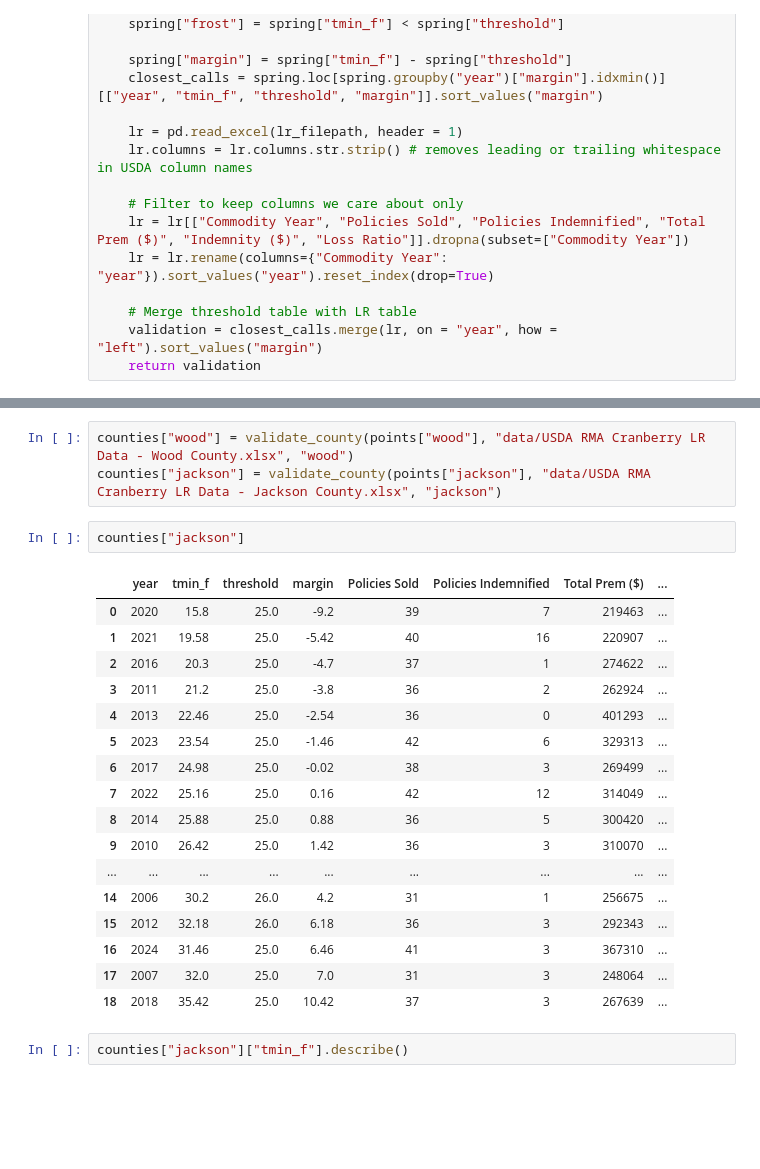
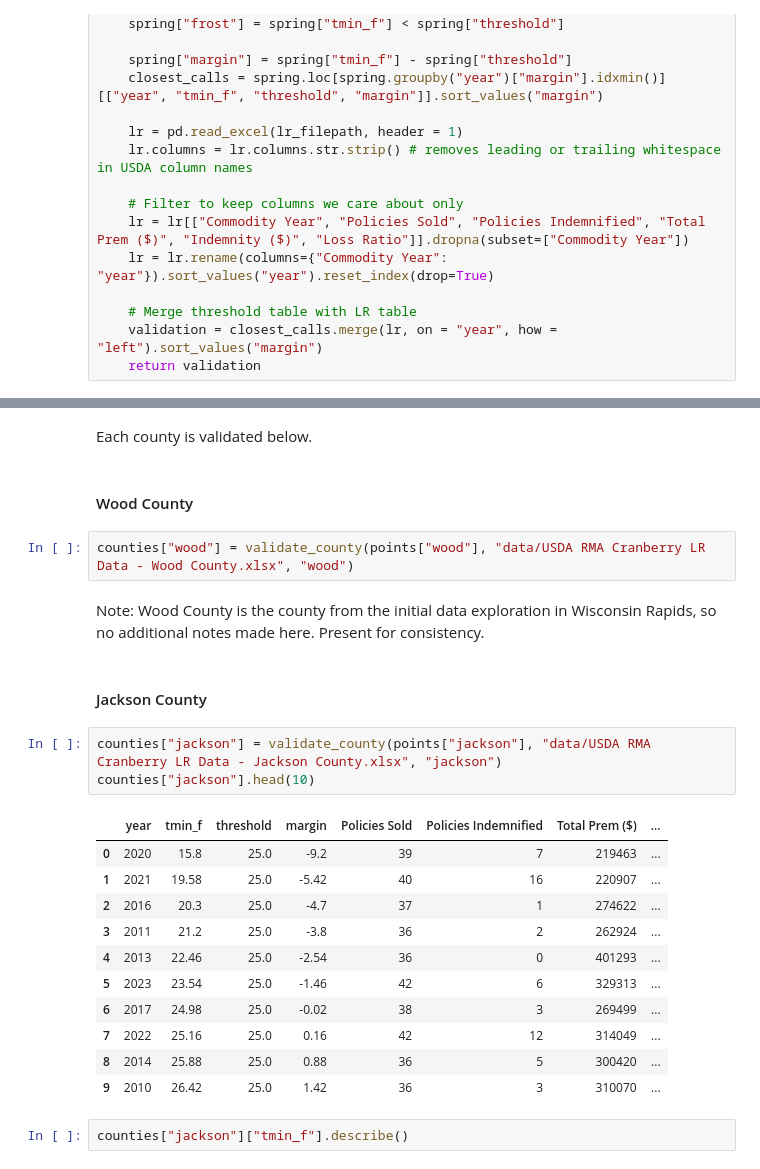
Before and after one commit to michaeljschumacher/parametric-cranberry, a Jupyter notebook: parametric_cranberry.ipynb, the cells around one changed output, grey strips where cells are left out. Drawn from its saved outputs; the diff is of its cells as text; blank space fills up the shorter version.

```diff
--- a/parametric_cranberry.ipynb
+++ b/parametric_cranberry.ipynb
@@ -363,26 +334,28 @@ def validate_county(station_point, lr_filepath, name):
+# %% [markdown]
+Each county is validated below.
+# %% [markdown]
+#### Wood County
+# %%
+counties["wood"] = validate_county(points["wood"], "data/USDA RMA Cranberry LR Data - Wood County.xlsx", "wood")
+# %% [markdown]
+Note: Wood County is the county from the initial data exploration in Wisconsin Rapids, so no additional notes made here. Present for consistency.
+# %% [markdown]
+#### Jackson County
 # %%
-counties["wood"] = validate_county(points["wood"], "data/USDA RMA Cranberry LR Data - Wood County.xlsx", "wood")
 counties["jackson"] = validate_county(points["jackson"], "data/USDA RMA Cranberry LR Data - Jackson County.xlsx", "jackson")
+counties["jackson"].head(10)
+# %% [output]
+|  | year | tmin_f | threshold | margin | Policies Sold | Policies Indemnified | Total Prem ($) | ... |
+| 0 | 2020 | 15.8 | 25.0 | -9.2 | 39 | 7 | 219463 | ... |
+| 1 | 2021 | 19.58 | 25.0 | -5.42 | 40 | 16 | 220907 | ... |
+| 2 | 2016 | 20.3 | 25.0 | -4.7 | 37 | 1 | 274622 | ... |
+| 3 | 2011 | 21.2 | 25.0 | -3.8 | 36 | 2 | 262924 | ... |
+| 4 | 2013 | 22.46 | 25.0 | -2.54 | 36 | 0 | 401293 | ... |
+| 5 | 2023 | 23.54 | 25.0 | -1.46 | 42 | 6 | 329313 | ... |
+| 6 | 2017 | 24.98 | 25.0 | -0.02 | 38 | 3 | 269499 | ... |
+| 7 | 2022 | 25.16 | 25.0 | 0.16 | 42 | 12 | 314049 | ... |
+| 8 | 2014 | 25.88 | 25.0 | 0.88 | 36 | 5 | 300420 | ... |
+| 9 | 2010 | 26.42 | 25.0 | 1.42 | 36 | 3 | 310070 | ... |
-# %%
-counties["jackson"]
-# %% [output]
-|  | year | tmin_f | threshold | margin | Policies Sold | Policies Indemnified | Total Prem ($) | ... |
-| 0 | 2020 | 15.8 | 25.0 | -9.2 | 39 | 7 | 219463 | ... |
-| 1 | 2021 | 19.58 | 25.0 | -5.42 | 40 | 16 | 220907 | ... |
-| 2 | 2016 | 20.3 | 25.0 | -4.7 | 37 | 1 | 274622 | ... |
-| 3 | 2011 | 21.2 | 25.0 | -3.8 | 36 | 2 | 262924 | ... |
-| 4 | 2013 | 22.46 | 25.0 | -2.54 | 36 | 0 | 401293 | ... |
-| 5 | 2023 | 23.54 | 25.0 | -1.46 | 42 | 6 | 329313 | ... |
-| 6 | 2017 | 24.98 | 25.0 | -0.02 | 38 | 3 | 269499 | ... |
-| 7 | 2022 | 25.16 | 25.0 | 0.16 | 42 | 12 | 314049 | ... |
-| 8 | 2014 | 25.88 | 25.0 | 0.88 | 36 | 5 | 300420 | ... |
-| 9 | 2010 | 26.42 | 25.0 | 1.42 | 36 | 3 | 310070 | ... |
-| ... | ... | ... | ... | ... | ... | ... | ... | ... |
-| 14 | 2006 | 30.2 | 26.0 | 4.2 | 31 | 1 | 256675 | ... |
-| 15 | 2012 | 32.18 | 26.0 | 6.18 | 36 | 3 | 292343 | ... |
-| 16 | 2024 | 31.46 | 25.0 | 6.46 | 41 | 3 | 367310 | ... |
-| 17 | 2007 | 32.0 | 25.0 | 7.0 | 31 | 3 | 248064 | ... |
-| 18 | 2018 | 35.42 | 25.0 | 10.42 | 37 | 3 | 267639 | ... |
 # %%
 counties["jackson"]["tmin_f"].describe()
 # %% [output]
```
Also changed, not shown: parts of 82 cells of this notebook.
